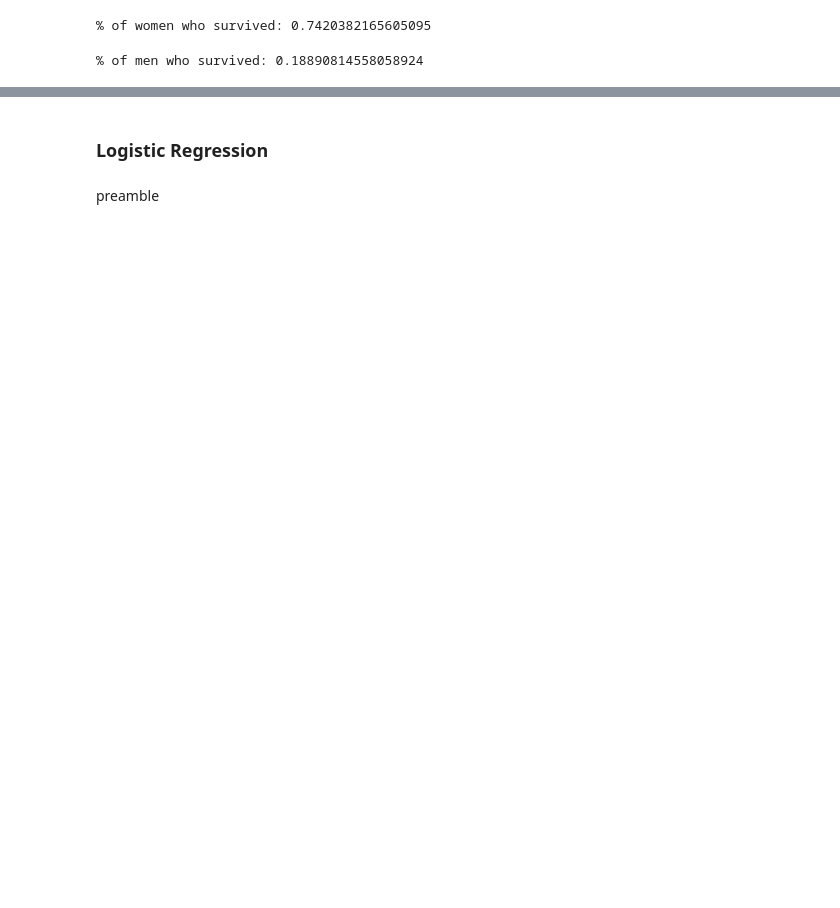
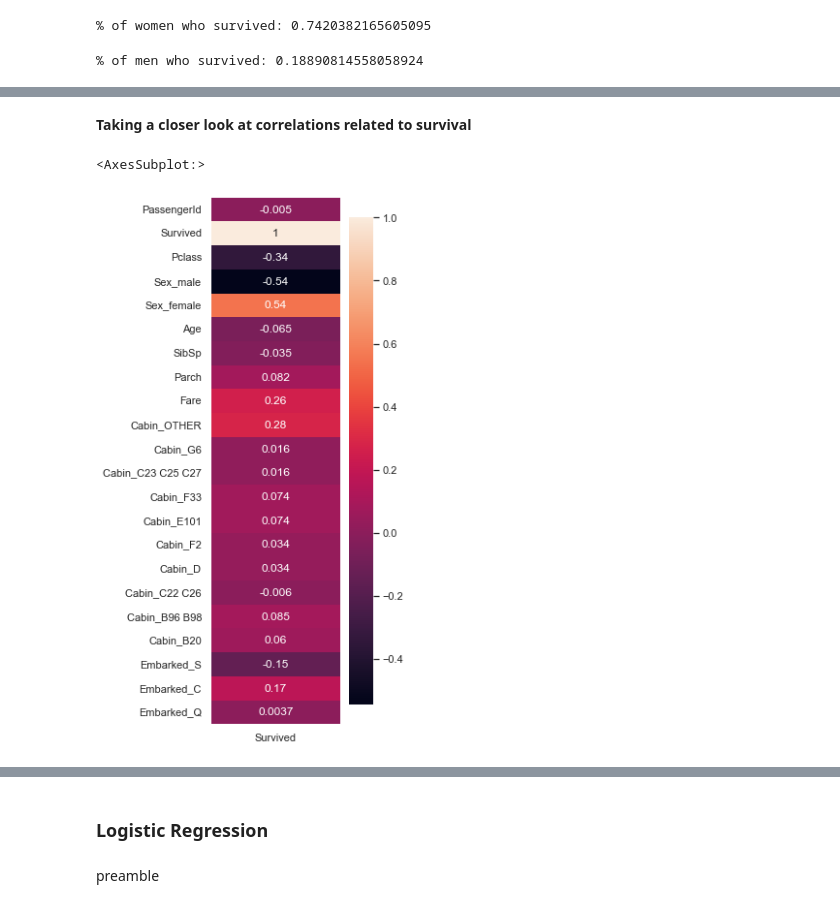
Before and after one commit to catstacks/TDADSAssignments, a Jupyter notebook: LogReg.ipynb, the cells around one changed output, grey strips where cells are left out. Drawn from its saved outputs; the diff is of its cells as text; code cells hidden in the pictures; blank space fills up the shorter version.

```diff
--- a/LogReg.ipynb
+++ b/LogReg.ipynb
@@ -345,0 +417,9 @@ print("% of men who survived:", rate_men)
+# %% [markdown]
+**Taking a closer look at correlations related to survival**
+# %%
+survived_corr =  t_df_encoded.corr().loc[:,['Survived']]
+plt.figure(figsize = (3,10))
+sns.heatmap(survived_corr,annot = True)
+# %% [output]
+<AxesSubplot:>
+[figure, added]
```
Also changed, not shown: parts of 15 cells of this notebook.
